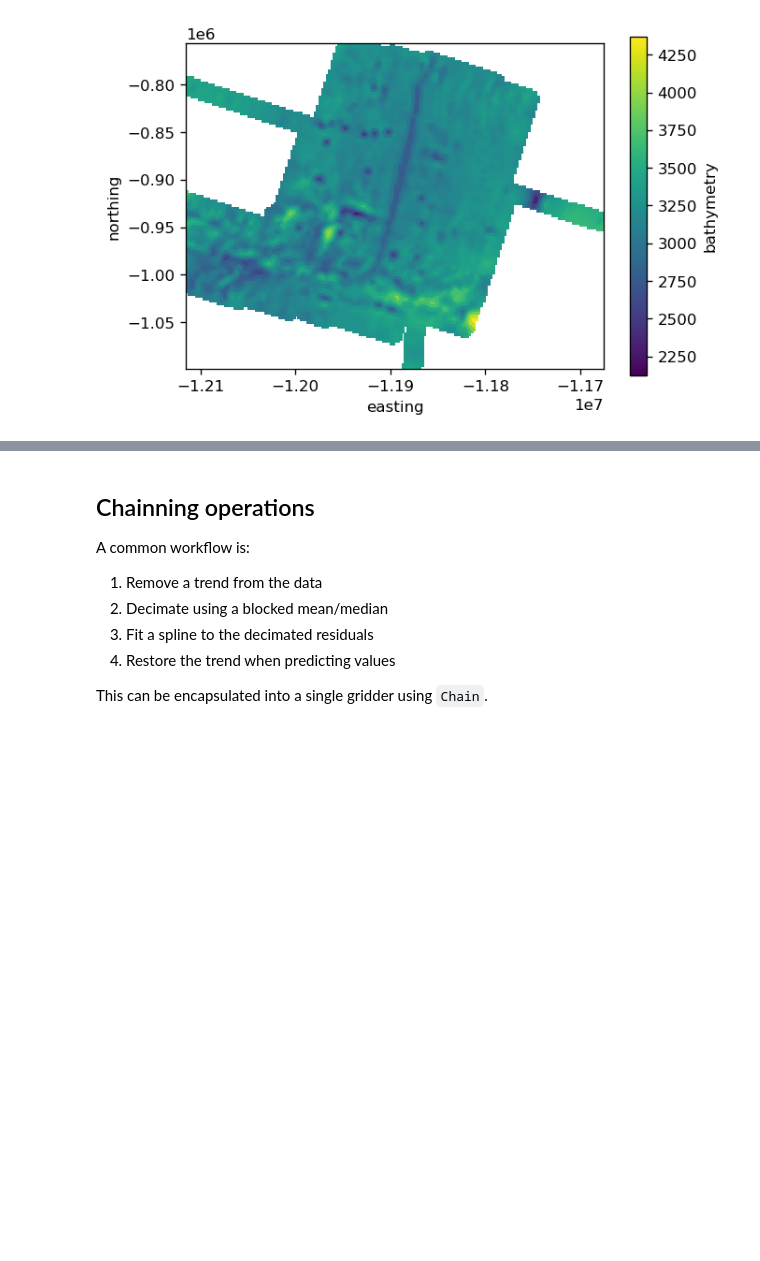
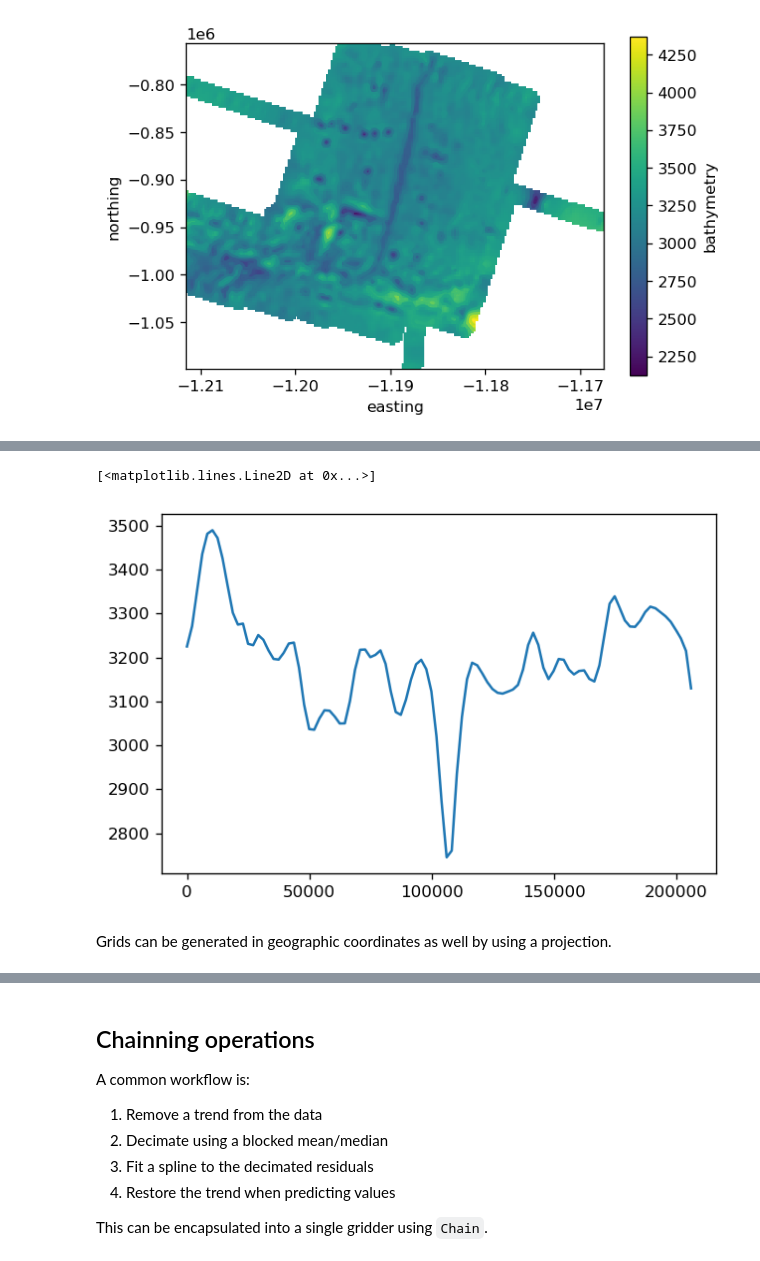
Before and after one commit to fatiando/transform2020, a Jupyter notebook: tutorial.ipynb, the cells around one changed output, grey strips where cells are left out. Saved outputs shown, nothing was run; the diff lists cells and outputs as text; code cells hidden in the pictures; blank space fills up the shorter version.

```diff
--- a/tutorial.ipynb
+++ b/tutorial.ipynb
@@ -311,0 +342,8 @@ grid.bathymetry.plot.contour(levels=10)
+# %%
+plt.figure()
+plt.plot(profile.distance, profile.scalars)
+# %% [output]
+[<matplotlib.lines.Line2D at 0x...>]
+[figure, added]
+# %% [markdown]
+Grids can be generated in geographic coordinates as well by using a projection.
```
Also changed, not shown: parts of 8 cells of this notebook.
